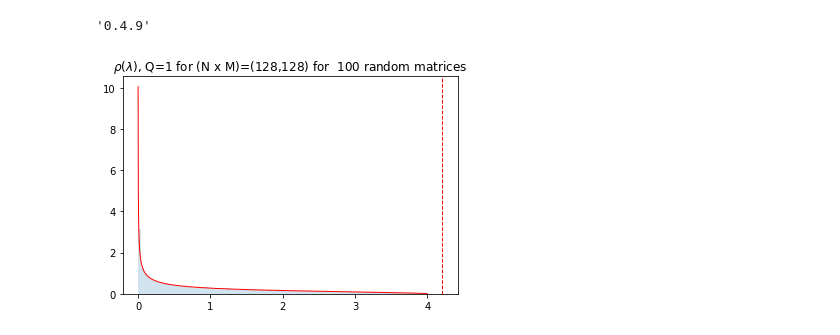
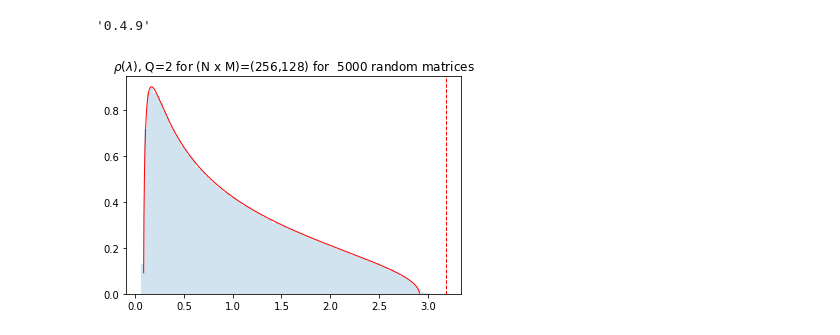
Before and after one commit to CalculatedContent/WeightWatcher, a Jupyter notebook: TestBulkEdge.ipynb, the cells around one changed output. Drawn from its saved outputs; the diff is of its cells as text; code cells hidden in the pictures.

```diff
--- a/TestBulkEdge.ipynb
+++ b/TestBulkEdge.ipynb
@@ -76,21 +70,14 @@ def plot_mp(evals, Q, sigma=1.0):
     x, mp = marchenko_pastur_pdf(x_min, x_max, Q, sigma)
     plt.plot(x,mp, linewidth=1, color = 'r', label="MP fit")
 # %%
-Q = 1
+Q = 2
 evals = []
-R = 100
-for idx in range(100):
+R = 5000
+for idx in range(R):
     M = 128
     N = int(Q*M)
     W = np.random.normal(0,1,size=(N,M))
     X = (1/N)*np.dot(W.T,W)
     evals.extend(np.linalg.eigvals(X))
-
-plt.hist(evals, bins=100, density=True, alpha=0.2);
-plt.title(r"$\rho(\lambda)$, Q={} for (N x M)=({},{}) for  {} random matrices".format(Q, N, M, R))
-
-plt.axvline(x=np.max(evals), color='r', linewidth=1, ls='dashed')
-plot_mp(evals, Q)
-plt.show()
 # %% [output]
-[figure, old version]
+[figure, new version]
```
Also changed, not shown: parts of 3 cells of this notebook.
